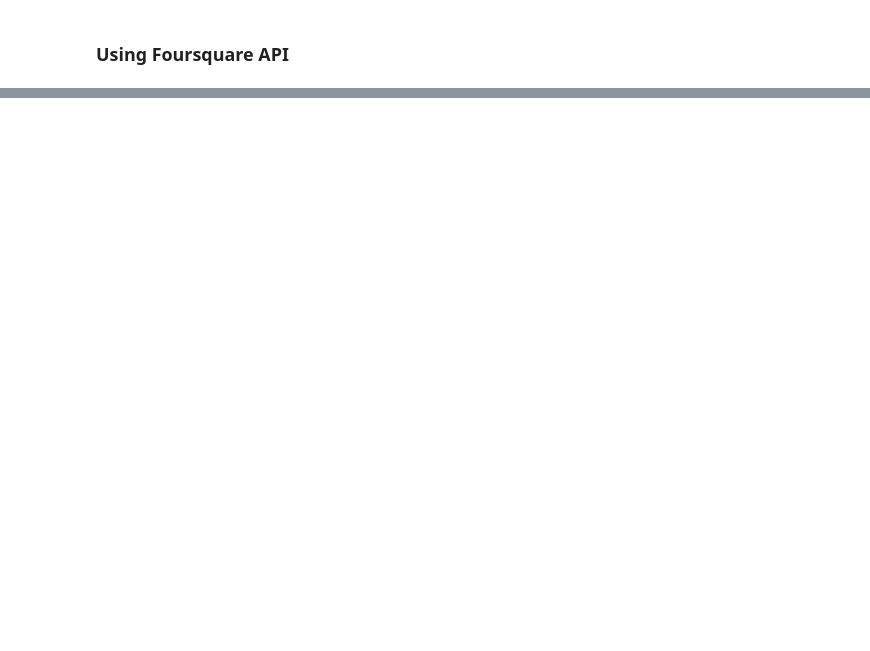
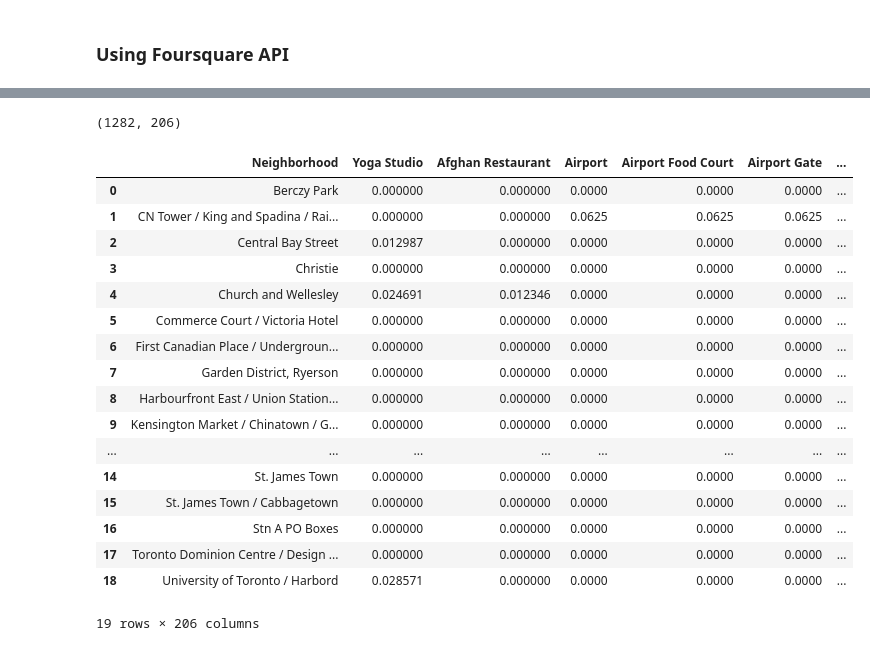
Before and after one commit to elenaryu/Coursera_Capstone, a Jupyter notebook: Toronto_Neighborhood_Comparison.ipynb, the cells around one changed output, grey strips where cells are left out. Drawn from its saved outputs; the diff is of its cells as text; code cells hidden in the pictures; blank space fills up the shorter version.

Commit message:
Published from Watson Studio.

```diff
--- a/Toronto_Neighborhood_Comparison.ipynb
+++ b/Toronto_Neighborhood_Comparison.ipynb
@@ -246,0 +377,12 @@ toronto_core.head()
+# %%
+# one hot encoding
+toronto_onehot = pd.get_dummies(downtown_venues[['Venue Category']], prefix="", prefix_sep="")
+
+# add neighborhood column back to dataframe
+toronto_onehot['Neighborhood'] = downtown_venues['Neighborhood']
+
+# move neighborhood column to the first column
+fixed_columns = [toronto_onehot.columns[-1]] + list(toronto_onehot.columns[:-1])
+toronto_onehot = toronto_onehot[fixed_columns]
+
+toronto_onehot.head()
@@ -246,0 +397,28 @@ toronto_core.head()
+# %%
+toronto_onehot.shape
+# %% [output]
+(1282, 206)
+# %%
+# group rows by neighborhood and by the mean frequency of each category
+
+downtown_grouped = toronto_onehot.groupby('Neighborhood').mean().reset_index()
+downtown_grouped
+# %% [output]
+|  | Neighborhood | Yoga Studio | Afghan Restaurant | Airport | Airport Food Court | Airport Gate | ... |
+| 0 | Berczy Park | 0.000000 | 0.000000 | 0.0000 | 0.0000 | 0.0000 | ... |
+| 1 | CN Tower / King and Spadina / Rai... | 0.000000 | 0.000000 | 0.0625 | 0.0625 | 0.0625 | ... |
+| 2 | Central Bay Street | 0.012987 | 0.000000 | 0.0000 | 0.0000 | 0.0000 | ... |
+| 3 | Christie | 0.000000 | 0.000000 | 0.0000 | 0.0000 | 0.0000 | ... |
+| 4 | Church and Wellesley | 0.024691 | 0.012346 | 0.0000 | 0.0000 | 0.0000 | ... |
+| 5 | Commerce Court / Victoria Hotel | 0.000000 | 0.000000 | 0.0000 | 0.0000 | 0.0000 | ... |
+| 6 | First Canadian Place / Undergroun... | 0.000000 | 0.000000 | 0.0000 | 0.0000 | 0.0000 | ... |
+| 7 | Garden District, Ryerson | 0.000000 | 0.000000 | 0.0000 | 0.0000 | 0.0000 | ... |
+| 8 | Harbourfront East / Union Station... | 0.000000 | 0.000000 | 0.0000 | 0.0000 | 0.0000 | ... |
+| 9 | Kensington Market / Chinatown / G... | 0.000000 | 0.000000 | 0.0000 | 0.0000 | 0.0000 | ... |
+| ... | ... | ... | ... | ... | ... | ... | ... |
+| 14 | St. James Town | 0.000000 | 0.000000 | 0.0000 | 0.0000 | 0.0000 | ... |
+| 15 | St. James Town / Cabbagetown | 0.000000 | 0.000000 | 0.0000 | 0.0000 | 0.0000 | ... |
+| 16 | Stn A PO Boxes | 0.000000 | 0.000000 | 0.0000 | 0.0000 | 0.0000 | ... |
+| 17 | Toronto Dominion Centre / Design ... | 0.000000 | 0.000000 | 0.0000 | 0.0000 | 0.0000 | ... |
+| 18 | University of Toronto / Harbord | 0.028571 | 0.000000 | 0.0000 | 0.0000 | 0.0000 | ... |
+19 rows × 206 columns
```
Also changed, not shown: parts of 36 cells of this notebook.
